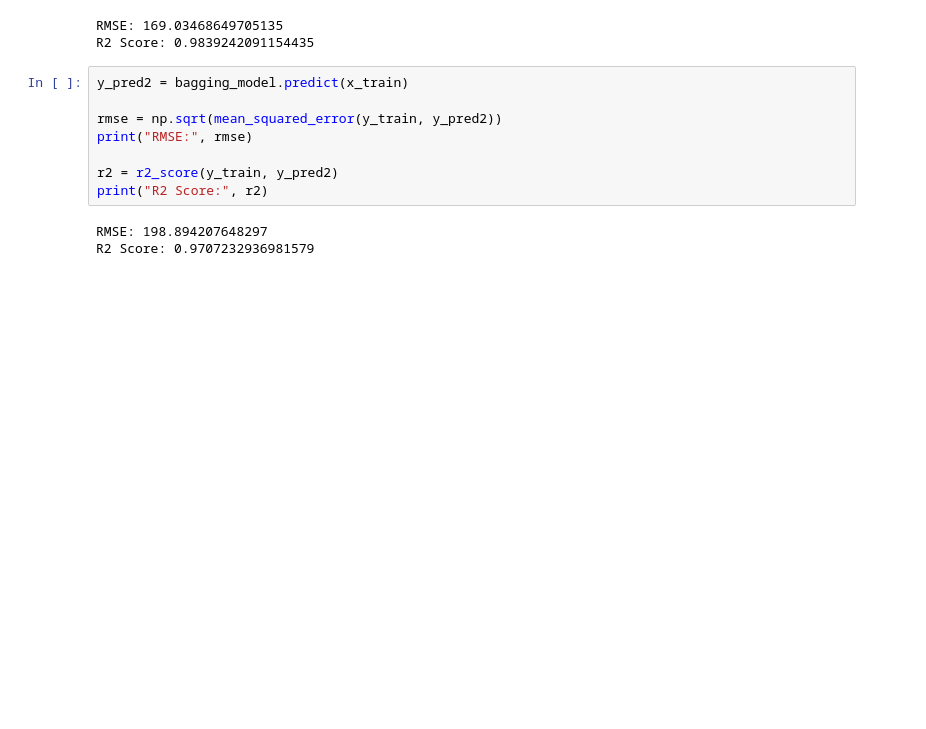
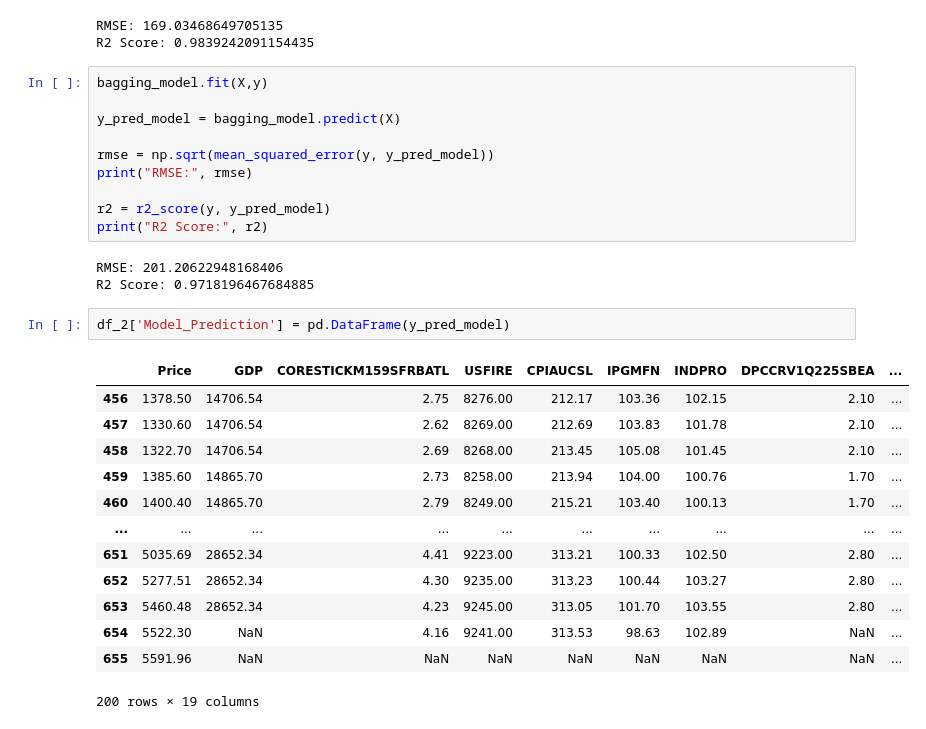
Before and after one commit to burakakay/SP-500-Price-Predictor-Project, a Jupyter notebook: S&P_500_Price_Prediction.ipynb, the cells around one changed output. Saved outputs shown, nothing was run; the diff lists cells and outputs as text; blank space fills up the shorter version.

```diff
--- a/S&P_500_Price_Prediction.ipynb
+++ b/S&P_500_Price_Prediction.ipynb
@@ -398,15 +356,33 @@ print("R2 Score:", r2)
 RMSE: 169.03468649705135
 R2 Score: 0.9839242091154435
 # %%
-y_pred2 = bagging_model.predict(x_train)
+bagging_model.fit(X,y)
 
-rmse = np.sqrt(mean_squared_error(y_train, y_pred2))
+y_pred_model = bagging_model.predict(X)
+
+rmse = np.sqrt(mean_squared_error(y, y_pred_model))
 print("RMSE:", rmse)
 
-r2 = r2_score(y_train, y_pred2)
+r2 = r2_score(y, y_pred_model)
 print("R2 Score:", r2)
 # %% [output]
-RMSE: 198.894207648297
-R2 Score: 0.9707232936981579
+RMSE: 201.20622948168406
+R2 Score: 0.9718196467684885
+# %%
+df_2['Model_Prediction'] = pd.DataFrame(y_pred_model)
+# %% [output]
+|  | Price | GDP | CORESTICKM159SFRBATL | USFIRE | CPIAUCSL | IPGMFN | INDPRO | DPCCRV1Q225SBEA | ... |
+| 456 | 1378.50 | 14706.54 | 2.75 | 8276.00 | 212.17 | 103.36 | 102.15 | 2.10 | ... |
+| 457 | 1330.60 | 14706.54 | 2.62 | 8269.00 | 212.69 | 103.83 | 101.78 | 2.10 | ... |
+| 458 | 1322.70 | 14706.54 | 2.69 | 8268.00 | 213.45 | 105.08 | 101.45 | 2.10 | ... |
+| 459 | 1385.60 | 14865.70 | 2.73 | 8258.00 | 213.94 | 104.00 | 100.76 | 1.70 | ... |
+| 460 | 1400.40 | 14865.70 | 2.79 | 8249.00 | 215.21 | 103.40 | 100.13 | 1.70 | ... |
+| ... | ... | ... | ... | ... | ... | ... | ... | ... | ... |
+| 651 | 5035.69 | 28652.34 | 4.41 | 9223.00 | 313.21 | 100.33 | 102.50 | 2.80 | ... |
+| 652 | 5277.51 | 28652.34 | 4.30 | 9235.00 | 313.23 | 100.44 | 103.27 | 2.80 | ... |
+| 653 | 5460.48 | 28652.34 | 4.23 | 9245.00 | 313.05 | 101.70 | 103.55 | 2.80 | ... |
+| 654 | 5522.30 | NaN | 4.16 | 9241.00 | 313.53 | 98.63 | 102.89 | NaN | ... |
+| 655 | 5591.96 | NaN | NaN | NaN | NaN | NaN | NaN | NaN | ... |
+200 rows × 19 columns
 # %%
 plt.figure(figsize=(30, 8))
```
Also changed, not shown: parts of 10 cells of this notebook.
